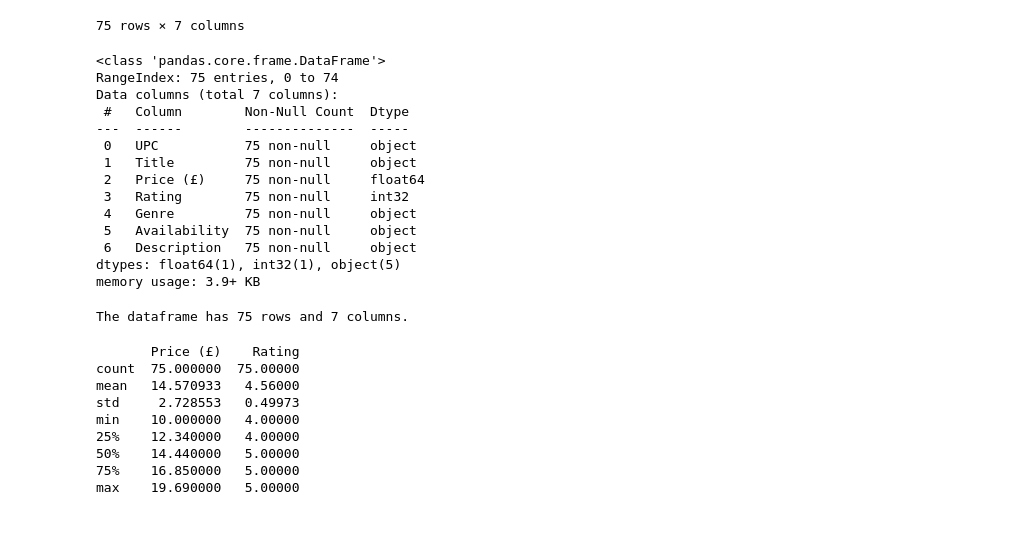
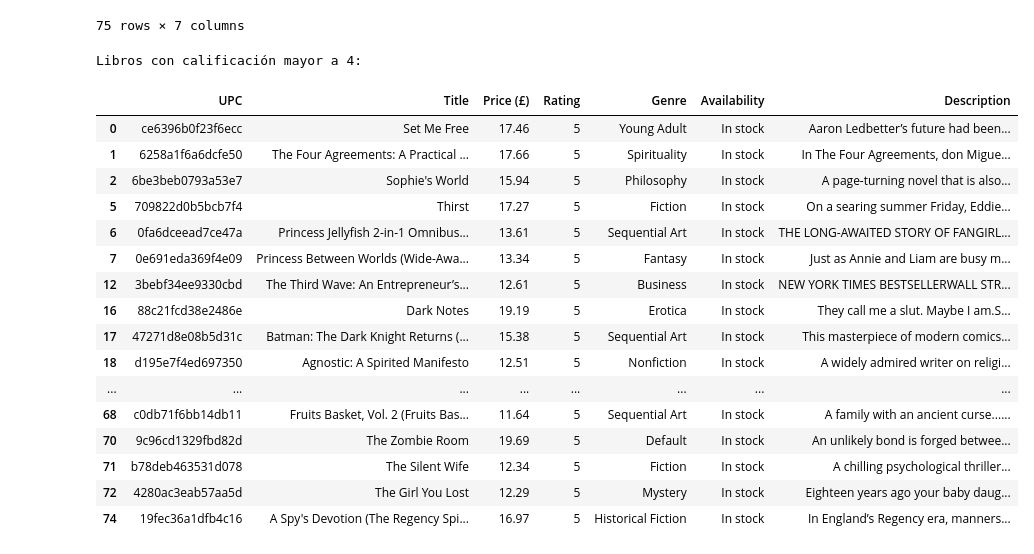
Before and after one commit to Jotis86/lab-web-scraping, a Jupyter notebook: lab-web-scraping.ipynb, the cells around one changed output. Saved outputs shown, nothing was run; the diff lists cells and outputs as text; code cells hidden in the pictures; blank space fills up the shorter version.

```diff
--- a/lab-web-scraping.ipynb
+++ b/lab-web-scraping.ipynb
@@ -154,6 +154,9 @@ def scrape_books(min_rating, max_price):
     df['Price (£)'] = df['Price (£)'].astype(float)
     df['Rating'] = df['Rating'].astype(int)
 
+    # Manejar valores nulos o faltantes
+    df.fillna("No data available", inplace=True)
+
     return df
 # %%
 # Ejemplo de uso
@@ -192,38 +195,27 @@ Error al acceder a la página 51: 404 Client Error: Not Found for url: https://b
 | 73 | 29fc016c459aeb14 | The Edge of Reason (Bridget Jones... | 19.18 | 4 | Womens Fiction | In stock | Monday 27 January“7:15 a.m. Hurra... |
 | 74 | 19fec36a1dfb4c16 | A Spy's Devotion (The Regency Spi... | 16.97 | 5 | Historical Fiction | In stock | In England’s Regency era, manners... |
 75 rows × 7 columns
-# %%
-df.info()
-# %% [output]
-<class 'pandas.core.frame.DataFrame'>
-RangeIndex: 75 entries, 0 to 74
-Data columns (total 7 columns):
- #   Column        Non-Null Count  Dtype
----  ------        --------------  -----
- 0   UPC           75 non-null     object
- 1   Title         75 non-null     object
- 2   Price (£)     75 non-null     float64
- 3   Rating        75 non-null     int32
- 4   Genre         75 non-null     object
- 5   Availability  75 non-null     object
- 6   Description   75 non-null     object
-dtypes: float64(1), int32(1), object(5)
-memory usage: 3.9+ KB
-# %%
-# Print the shape of the dataframe
-print(f"The dataframe has {df.shape[0]} rows and {df.shape[1]} columns.")
-# %% [output]
-The dataframe has 75 rows and 7 columns.
-# %%
-# Print statistics of the price and rating columns
-print(df.describe())
-# %% [output]
-       Price (£)    Rating
-count  75.000000  75.00000
-mean   14.570933   4.56000
-std     2.728553   0.49973
-min    10.000000   4.00000
-25%    12.340000   4.00000
-50%    14.440000   5.00000
-75%    16.850000   5.00000
-max    19.690000   5.00000
+# %%
+# Filtrar libros con calificación mayor a 4
+high_rated_books = df[df['Rating'] > 4]
+print("Libros con calificación mayor a 4:")
+high_rated_books
+# %% [output]
+Libros con calificación mayor a 4:
+|  | UPC | Title | Price (£) | Rating | Genre | Availability | Description |
+| 0 | ce6396b0f23f6ecc | Set Me Free | 17.46 | 5 | Young Adult | In stock | Aaron Ledbetter’s future had been... |
+| 1 | 6258a1f6a6dcfe50 | The Four Agreements: A Practical ... | 17.66 | 5 | Spirituality | In stock | In The Four Agreements, don Migue... |
+| 2 | 6be3beb0793a53e7 | Sophie's World | 15.94 | 5 | Philosophy | In stock | A page-turning novel that is also... |
+| 5 | 709822d0b5bcb7f4 | Thirst | 17.27 | 5 | Fiction | In stock | On a searing summer Friday, Eddie... |
+| 6 | 0fa6dceead7ce47a | Princess Jellyfish 2-in-1 Omnibus... | 13.61 | 5 | Sequential Art | In stock | THE LONG-AWAITED STORY OF FANGIRL... |
+| 7 | 0e691eda369f4e09 | Princess Between Worlds (Wide-Awa... | 13.34 | 5 | Fantasy | In stock | Just as Annie and Liam are busy m... |
+| 12 | 3bebf34ee9330cbd | The Third Wave: An Entrepreneur’s... | 12.61 | 5 | Business | In stock | NEW YORK TIMES BESTSELLERWALL STR... |
+| 16 | 88c21fcd38e2486e | Dark Notes | 19.19 | 5 | Erotica | In stock | They call me a slut. Maybe I am.S... |
+| 17 | 47271d8e08b5d31c | Batman: The Dark Knight Returns (... | 15.38 | 5 | Sequential Art | In stock | This masterpiece of modern comics... |
+| 18 | d195e7f4ed697350 | Agnostic: A Spirited Manifesto | 12.51 | 5 | Nonfiction | In stock | A widely admired writer on religi... |
+| ... | ... | ... | ... | ... | ... | ... | ... |
+| 68 | c0db71f6bb14db11 | Fruits Basket, Vol. 2 (Fruits Bas... | 11.64 | 5 | Sequential Art | In stock | A family with an ancient curse...... |
+| 70 | 9c96cd1329fbd82d | The Zombie Room | 19.69 | 5 | Default | In stock | An unlikely bond is forged betwee... |
+| 71 | b78deb463531d078 | The Silent Wife | 12.34 | 5 | Fiction | In stock | A chilling psychological thriller... |
+| 72 | 4280ac3eab57aa5d | The Girl You Lost | 12.29 | 5 | Mystery | In stock | Eighteen years ago your baby daug... |
+| 74 | 19fec36a1dfb4c16 | A Spy's Devotion (The Regency Spi... | 16.97 | 5 | Historical Fiction | In stock | In England’s Regency era, manners... |
```
Also changed, not shown: parts of 1 cell of this notebook.
